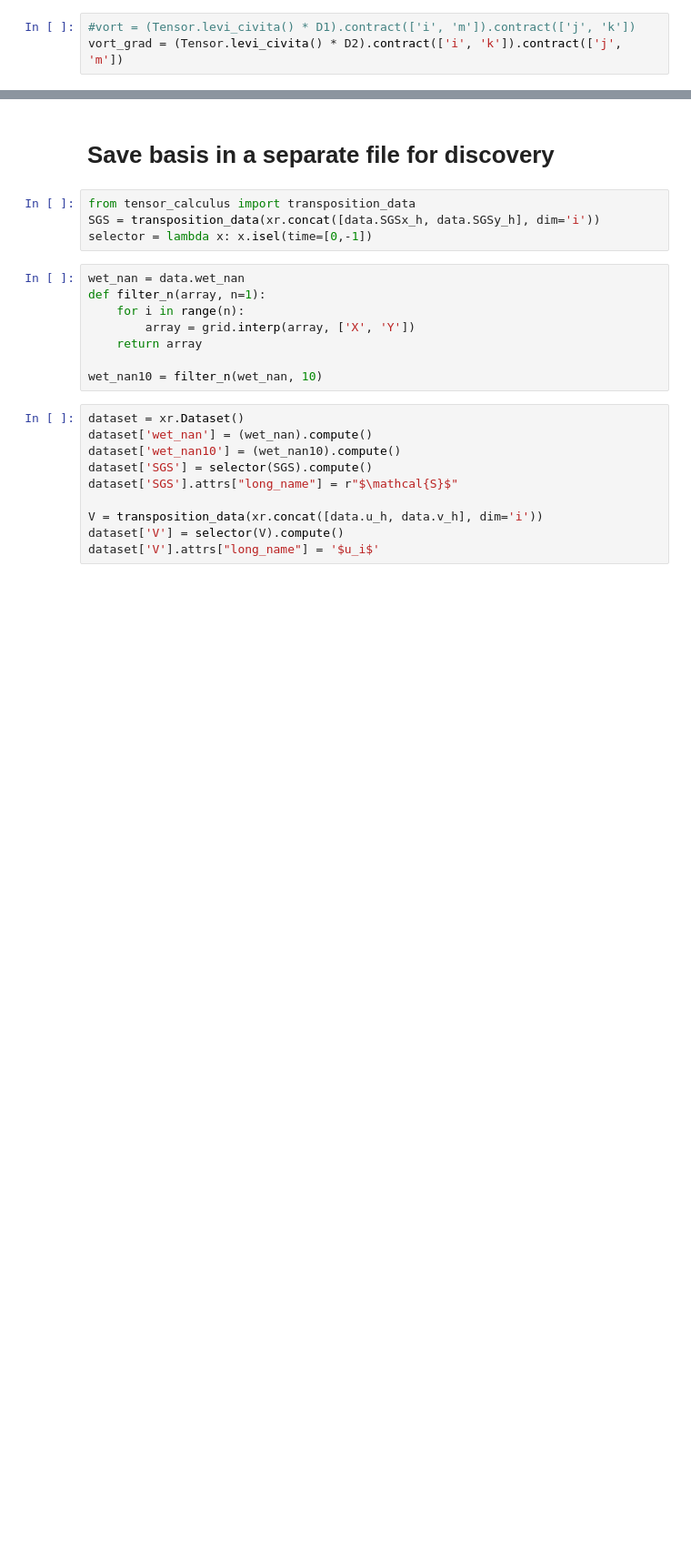
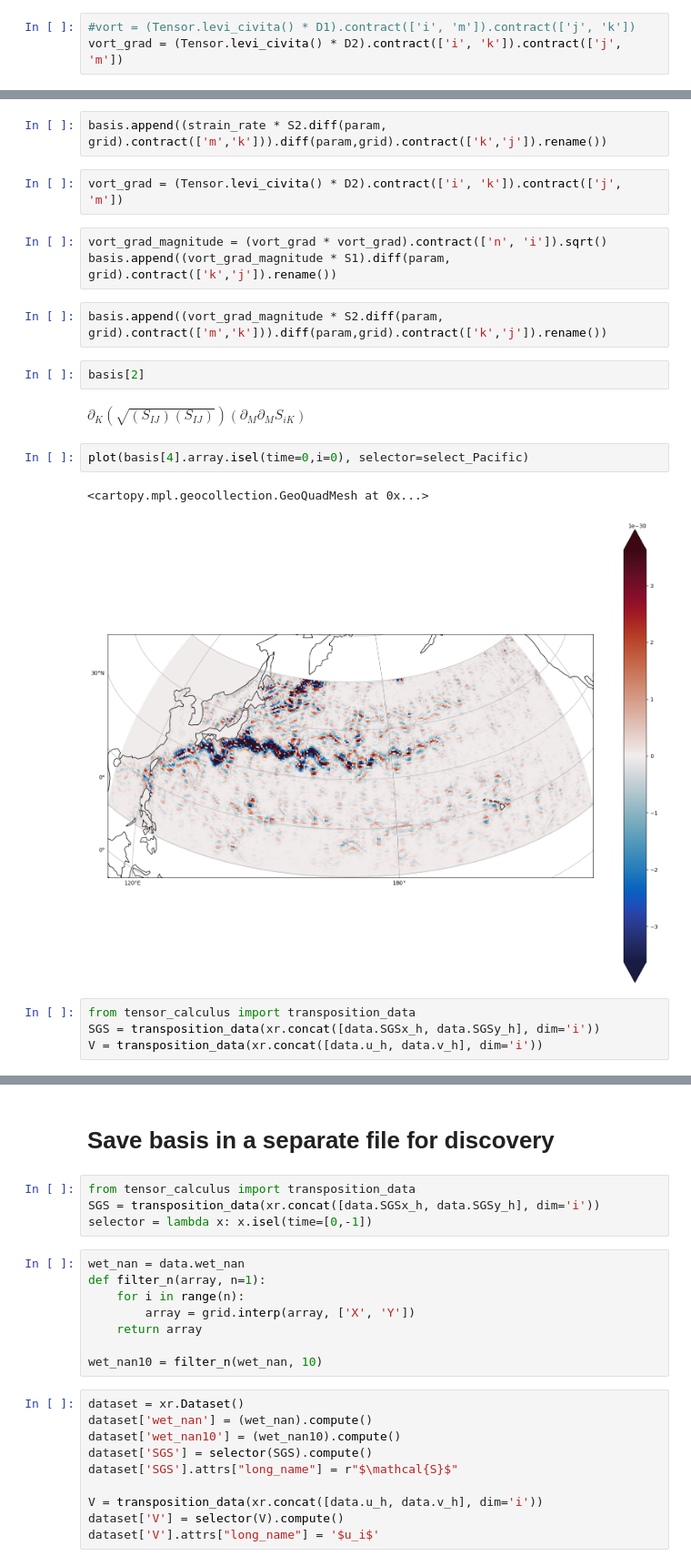
Before and after one commit to m2lines/ANN-momentum-mesoscale, a Jupyter notebook: notebooks/tensor-resgression.ipynb, the cells around one changed output, grey strips where cells are left out. Shown at 91% size. Cells and saved outputs as stored; diff of their text form; blank space fills up the shorter version.

```diff
--- a/notebooks/tensor-resgression.ipynb
+++ b/notebooks/tensor-resgression.ipynb
@@ -233,0 +243,22 @@ basis = construct_basis_of_tensors(derivatives, max_derivative=4, max_nonlineari
+# %%
+basis.append((strain_rate * S2.diff(param, grid).contract(['m','k'])).diff(param,grid).contract(['k','j']).rename())
+# %%
+vort_grad = (Tensor.levi_civita() * D2).contract(['i', 'k']).contract(['j', 'm'])
+# %%
+vort_grad_magnitude = (vort_grad * vort_grad).contract(['n', 'i']).sqrt()
+basis.append((vort_grad_magnitude * S1).diff(param, grid).contract(['k','j']).rename())
+# %%
+basis.append((vort_grad_magnitude * S2.diff(param, grid).contract(['m','k'])).diff(param,grid).contract(['k','j']).rename())
+# %%
+basis[2]
+# %% [output]
+$\partial_K(\sqrt{(S_{IJ})(S_{IJ})})(\partial_M\partial_MS_{iK})$
+# %%
+plot(basis[4].array.isel(time=0,i=0), selector=select_Pacific)
+# %% [output]
+<cartopy.mpl.geocollection.GeoQuadMesh at 0x...>
+[figure, added]
+# %%
+from tensor_calculus import transposition_data
+SGS = transposition_data(xr.concat([data.SGSx_h, data.SGSy_h], dim='i'))
+V = transposition_data(xr.concat([data.u_h, data.v_h], dim='i'))
```
Also changed, not shown: parts of 52 cells of this notebook, 5 other files.
